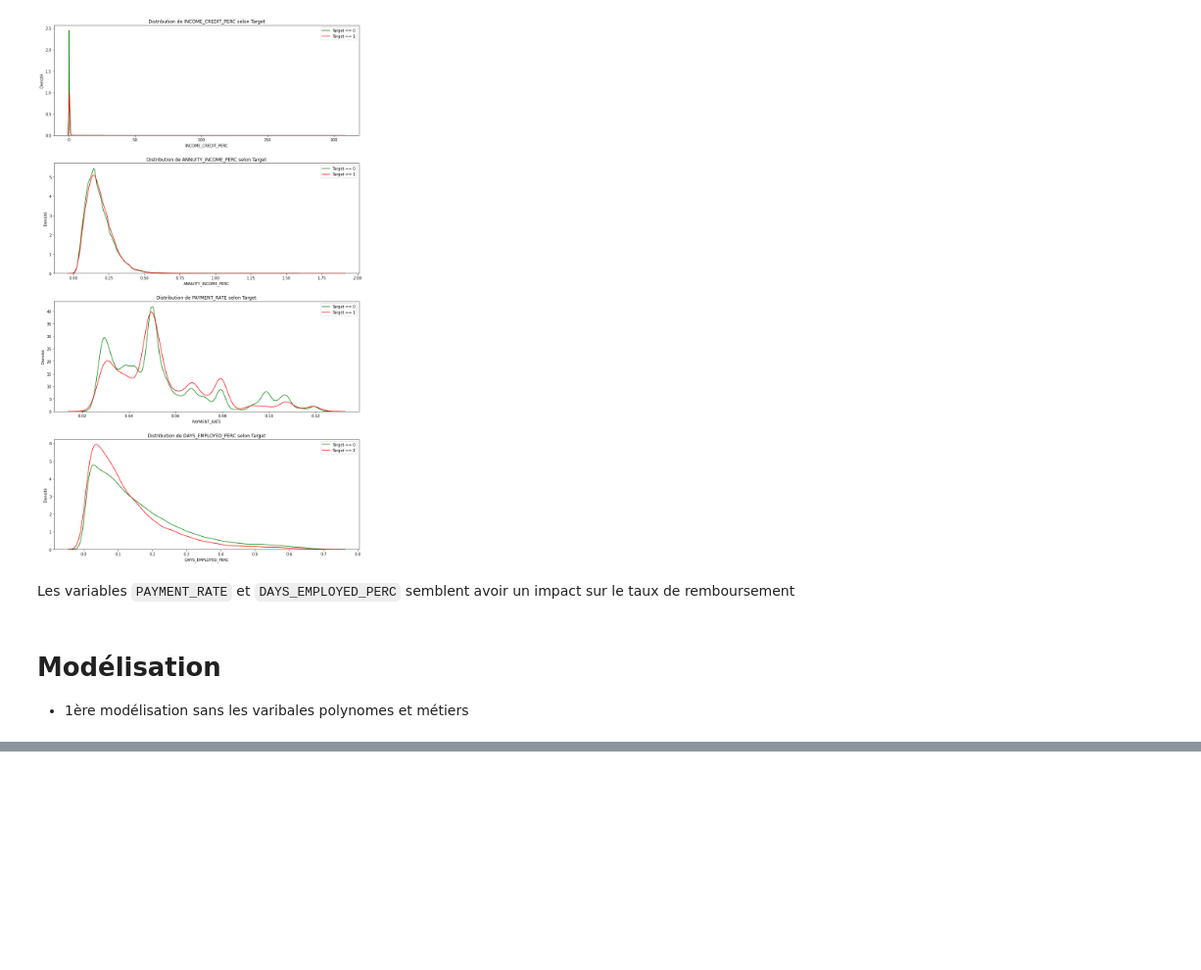
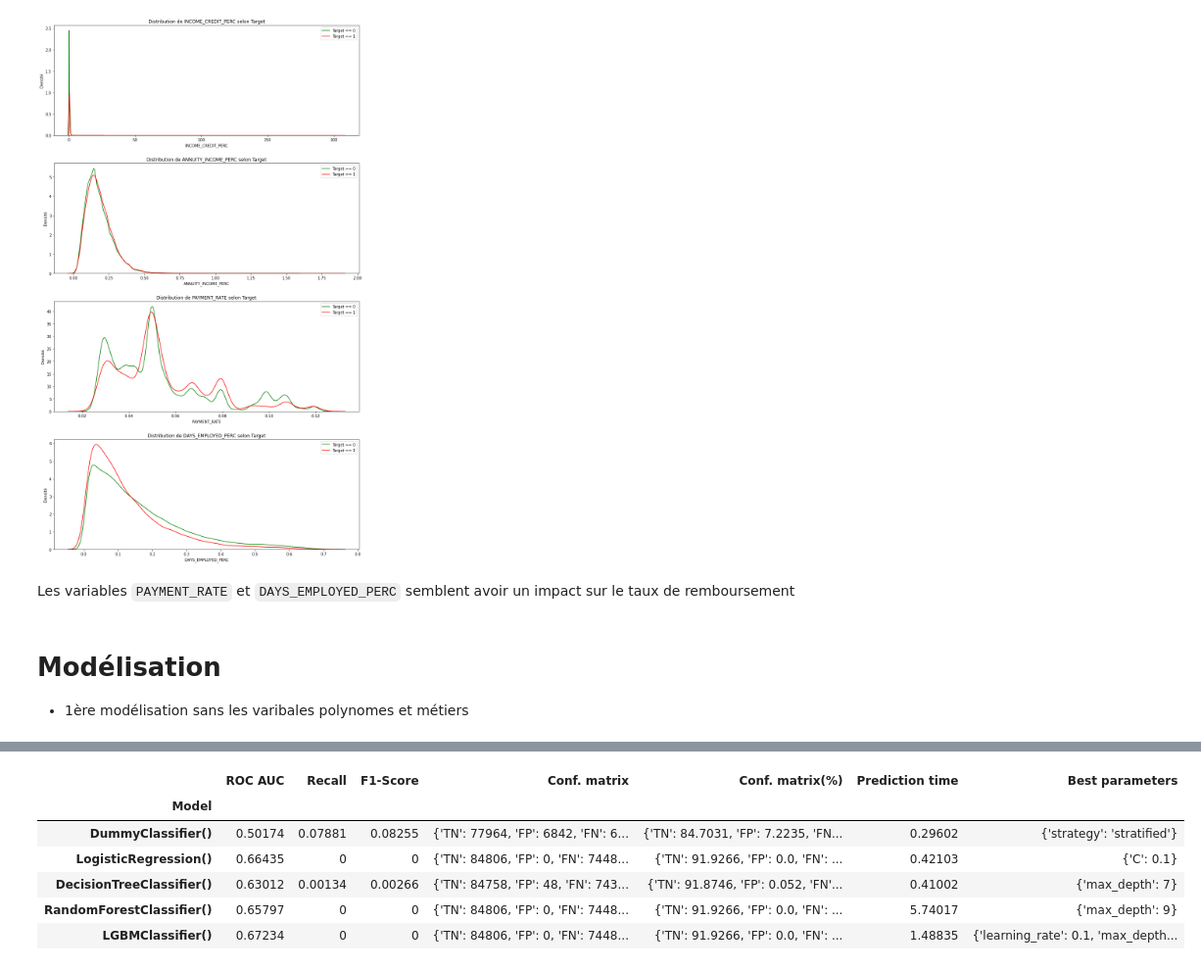
Before and after one commit to StevPav/OCR_Data_Scientist_P7, a Jupyter notebook: P7_01_notebook.ipynb, the cells around one changed output, grey strips where cells are left out. Shown at 98% size. Drawn from its saved outputs; the diff is of its cells as text; code cells hidden in the pictures; blank space fills up the shorter version.

```diff
--- a/P7_01_notebook.ipynb
+++ b/P7_01_notebook.ipynb
@@ -529,0 +630,12 @@ Les variables `PAYMENT_RATE` et `DAYS_EMPLOYED_PERC` semblent avoir un impact su
+# %%
+#Résultats en gardant 80% de variance et toutes les features initiales
+recap_table_1=recap_table.copy()
+recap_table_1
+# %% [output]
+|  | ROC AUC | Recall | F1-Score | Conf. matrix | Conf. matrix(%) | Prediction time | Best parameters |
+| Model |  |  |  |  |  |  |  |
+| DummyClassifier() | 0.50174 | 0.07881 | 0.08255 | {'TN': 77964, 'FP': 6842, 'FN': 6... | {'TN': 84.7031, 'FP': 7.2235, 'FN... | 0.29602 | {'strategy': 'stratified'} |
+| LogisticRegression() | 0.66435 | 0 | 0 | {'TN': 84806, 'FP': 0, 'FN': 7448... | {'TN': 91.9266, 'FP': 0.0, 'FN': ... | 0.42103 | {'C': 0.1} |
+| DecisionTreeClassifier() | 0.63012 | 0.00134 | 0.00266 | {'TN': 84758, 'FP': 48, 'FN': 743... | {'TN': 91.8746, 'FP': 0.052, 'FN'... | 0.41002 | {'max_depth': 7} |
+| RandomForestClassifier() | 0.65797 | 0 | 0 | {'TN': 84806, 'FP': 0, 'FN': 7448... | {'TN': 91.9266, 'FP': 0.0, 'FN': ... | 5.74017 | {'max_depth': 9} |
+| LGBMClassifier() | 0.67234 | 0 | 0 | {'TN': 84806, 'FP': 0, 'FN': 7448... | {'TN': 91.9266, 'FP': 0.0, 'FN': ... | 1.48835 | {'learning_rate': 0.1, 'max_depth... |
```
Also changed, not shown: parts of 19 cells of this notebook.
